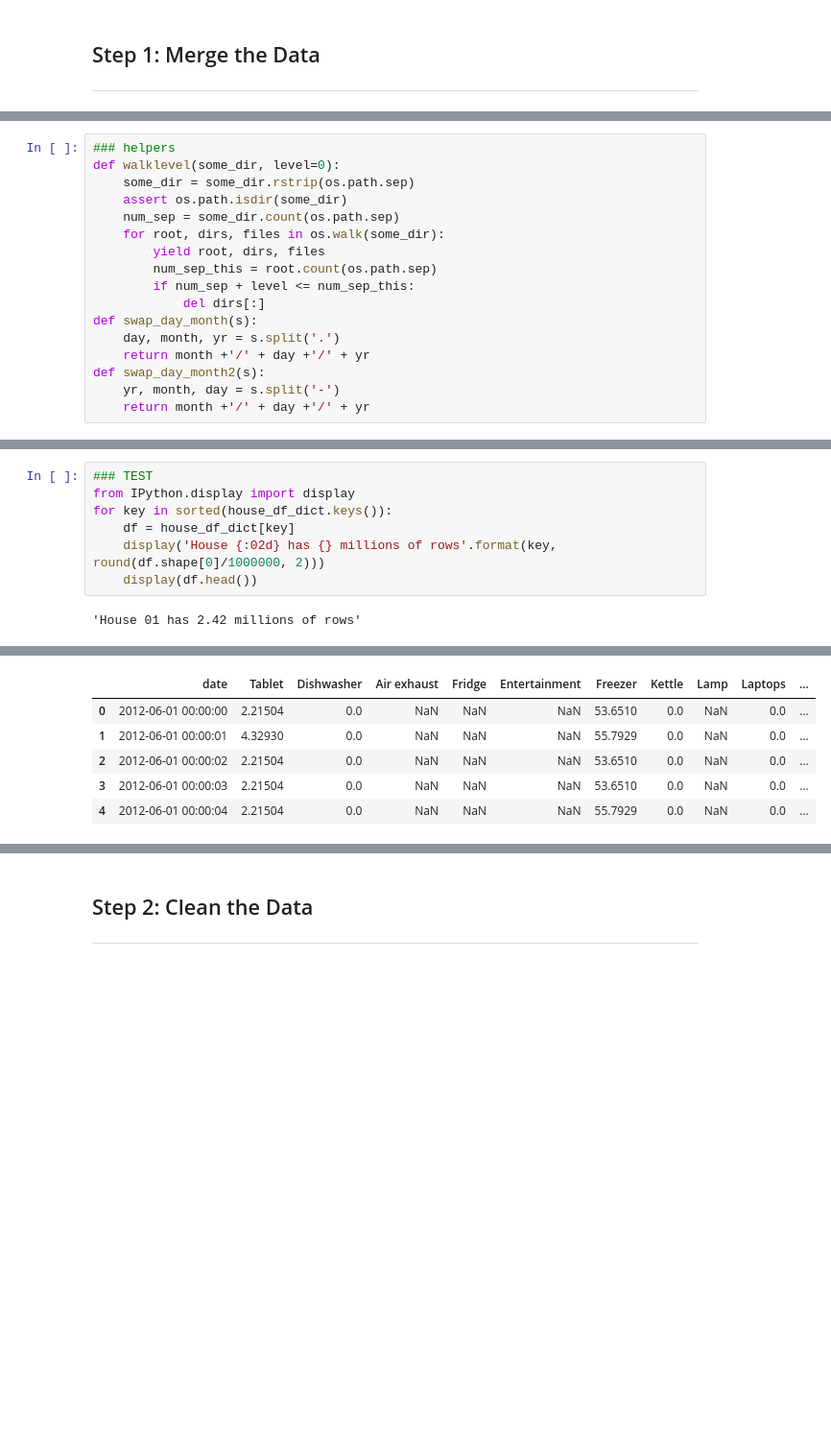
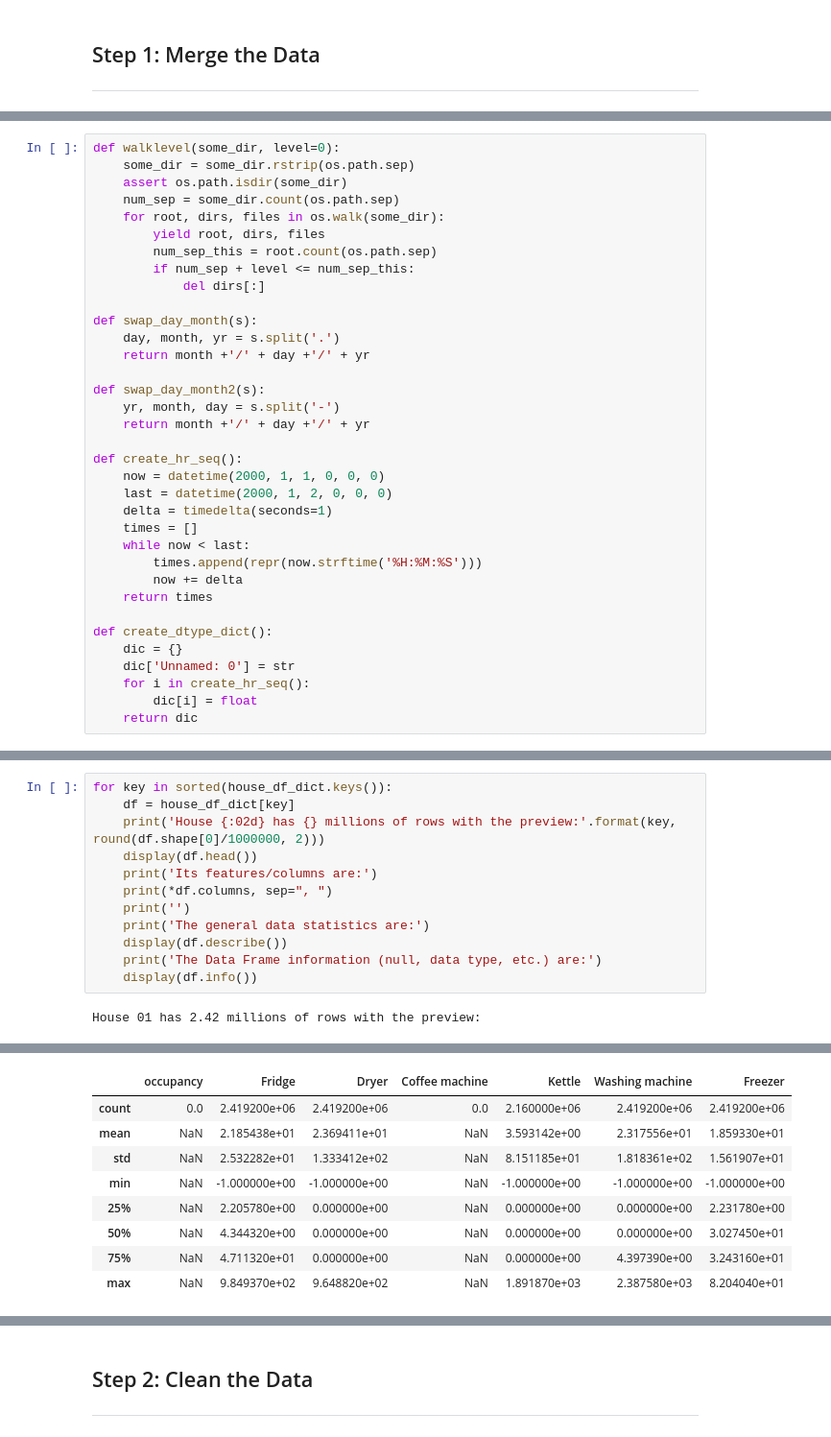
Before and after one commit to liyikang1997/MicroGrid-Optimization, a Jupyter notebook: DataX Project.ipynb, the cells around one changed output, grey strips where cells are left out. Shown at 96% size. Saved outputs shown, nothing was run; the diff lists cells and outputs as text; blank space fills up the shorter version.

Commit message:
Merged both occupancy and plug data

```diff
--- a/DataX Project.ipynb
+++ b/DataX Project.ipynb
@@ -16,5 +21,4 @@ from datetime import datetime
 # %%
-### helpers
 def walklevel(some_dir, level=0):
     some_dir = some_dir.rstrip(os.path.sep)
     assert os.path.isdir(some_dir)
@@ -24,9 +28,28 @@ def walklevel(some_dir, level=0):
         num_sep_this = root.count(os.path.sep)
         if num_sep + level <= num_sep_this:
             del dirs[:]
+
 def swap_day_month(s):
     day, month, yr = s.split('.')
     return month +'/' + day +'/' + yr
+
 def swap_day_month2(s):
     yr, month, day = s.split('-')
     return month +'/' + day +'/' + yr
+
+def create_hr_seq():
+    now = datetime(2000, 1, 1, 0, 0, 0)
+    last = datetime(2000, 1, 2, 0, 0, 0)
+    delta = timedelta(seconds=1)
+    times = []
+    while now < last:
+        times.append(repr(now.strftime('%H:%M:%S')))
+        now += delta
+    return times
+
+def create_dtype_dict():
+    dic = {}
+    dic['Unnamed: 0'] = str
+    for i in create_hr_seq():
+        dic[i] = float
+    return dic
@@ -123,9 +185,14 @@ Completed House 6!
 # %%
-### TEST
-from IPython.display import display
 for key in sorted(house_df_dict.keys()):
     df = house_df_dict[key]
-    display('House {:02d} has {} millions of rows'.format(key, round(df.shape[0]/1000000, 2)))
+    print('House {:02d} has {} millions of rows with the preview:'.format(key, round(df.shape[0]/1000000, 2)))
     display(df.head())
+    print('Its features/columns are:')
+    print(*df.columns, sep=", ")
+    print('')
+    print('The general data statistics are:')
+    display(df.describe())
+    print('The Data Frame information (null, data type, etc.) are:')
+    display(df.info())
 # %% [output]
-'House 01 has 2.42 millions of rows'
+House 01 has 2.42 millions of rows with the preview:
@@ -139,6 +209,9 @@ for key in sorted(house_df_dict.keys()):
-|  | date | Tablet | Dishwasher | Air exhaust | Fridge | Entertainment | Freezer | Kettle | Lamp | Laptops | ... |
-| 0 | 2012-06-01 00:00:00 | 2.21504 | 0.0 | NaN | NaN | NaN | 53.6510 | 0.0 | NaN | 0.0 | ... |
-| 1 | 2012-06-01 00:00:01 | 4.32930 | 0.0 | NaN | NaN | NaN | 55.7929 | 0.0 | NaN | 0.0 | ... |
-| 2 | 2012-06-01 00:00:02 | 2.21504 | 0.0 | NaN | NaN | NaN | 53.6510 | 0.0 | NaN | 0.0 | ... |
-| 3 | 2012-06-01 00:00:03 | 2.21504 | 0.0 | NaN | NaN | NaN | 53.6510 | 0.0 | NaN | 0.0 | ... |
-| 4 | 2012-06-01 00:00:04 | 2.21504 | 0.0 | NaN | NaN | NaN | 55.7929 | 0.0 | NaN | 0.0 | ... |
+|  | occupancy | Fridge | Dryer | Coffee machine | Kettle | Washing machine | Freezer |
+| count | 0.0 | 2.419200e+06 | 2.419200e+06 | 0.0 | 2.160000e+06 | 2.419200e+06 | 2.419200e+06 |
+| mean | NaN | 2.185438e+01 | 2.369411e+01 | NaN | 3.593142e+00 | 2.317556e+01 | 1.859330e+01 |
+| std | NaN | 2.532282e+01 | 1.333412e+02 | NaN | 8.151185e+01 | 1.818361e+02 | 1.561907e+01 |
+| min | NaN | -1.000000e+00 | -1.000000e+00 | NaN | -1.000000e+00 | -1.000000e+00 | -1.000000e+00 |
+| 25% | NaN | 2.205780e+00 | 0.000000e+00 | NaN | 0.000000e+00 | 0.000000e+00 | 2.231780e+00 |
+| 50% | NaN | 4.344320e+00 | 0.000000e+00 | NaN | 0.000000e+00 | 0.000000e+00 | 3.027450e+01 |
+| 75% | NaN | 4.711320e+01 | 0.000000e+00 | NaN | 0.000000e+00 | 4.397390e+00 | 3.243160e+01 |
+| max | NaN | 9.849370e+02 | 9.648820e+02 | NaN | 1.891870e+03 | 2.387580e+03 | 8.204040e+01 |
```
Also changed, not shown: parts of 8 cells of this notebook.
